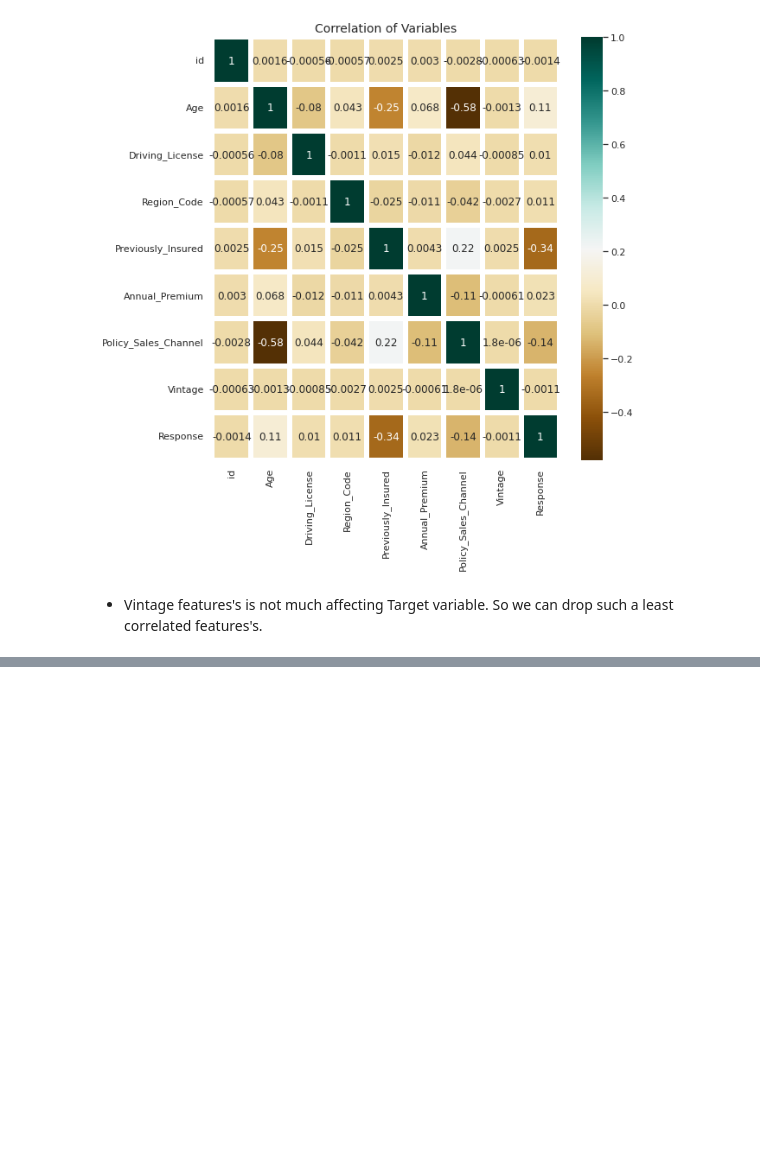
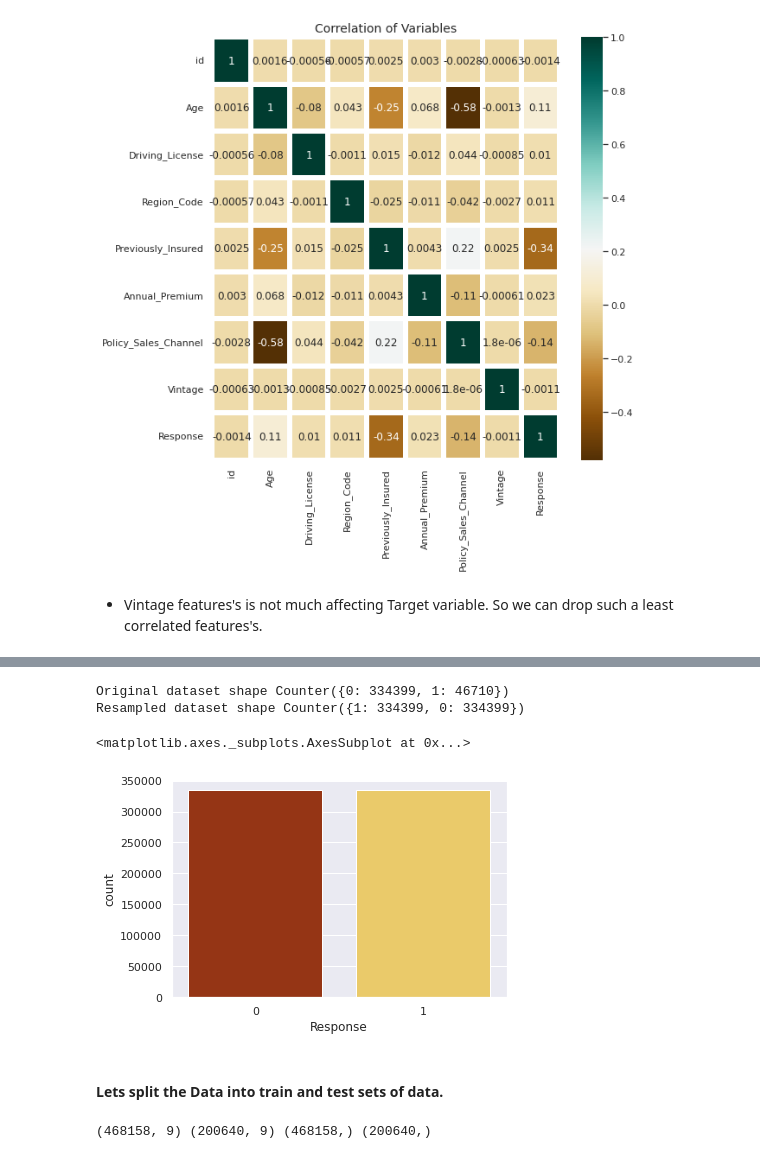
Before and after one commit to PUNEETSUBHANJI/Health_insurance_cross_sell_prediction, a Jupyter notebook: Health_insurance_cross_sell_prediction.ipynb, the cells around one changed output, grey strips where cells are left out. Drawn from its saved outputs; the diff is of its cells as text; code cells hidden in the pictures; blank space fills up the shorter version.

```diff
--- a/Health_insurance_cross_sell_prediction.ipynb
+++ b/Health_insurance_cross_sell_prediction.ipynb
@@ -231,0 +299,4 @@ Text(0.5, 1, 'Correlation of Variables')
+# %%
+# Lets remove less important features from the data set such as Driving licence and gender.
+
+x=x.drop(['Driving_License','Gender'],axis=1)
@@ -231,0 +308,27 @@ Text(0.5, 1, 'Correlation of Variables')
+# %%
+randomsample = RandomOverSampler()
+x_new, y_new=randomsample.fit_resample(x,y)
+
+from collections import Counter
+print('Original dataset shape {}'.format(Counter(y)))
+print('Resampled dataset shape {}'.format(Counter(y_new)))
+sns.countplot(y_new,palette='afmhot')
+# %% [output]
+Original dataset shape Counter({0: 334399, 1: 46710})
+Resampled dataset shape Counter({1: 334399, 0: 334399})
+<matplotlib.axes._subplots.AxesSubplot at 0x...>
+[figure, added]
+# %% [markdown]
+#### Lets split the Data into train and test sets of data.
+# %%
+# splitting the dataset into training and testing
+xtrain,xtest,ytrain,ytest=train_test_split(x_new,y_new,test_size=.30,random_state=0)
+print(xtrain.shape,xtest.shape,ytrain.shape,ytest.shape)
+
+# feature scaling :: Standardize features by removing the mean and scaling to unit variance
+from sklearn.preprocessing import StandardScaler
+scaler=StandardScaler()
+xtrain=scaler.fit_transform(xtrain)
+xtest=scaler.transform(xtest)
+# %% [output]
+(468158, 9) (200640, 9) (468158,) (200640,)
```
Also changed, not shown: parts of 13 cells of this notebook.
